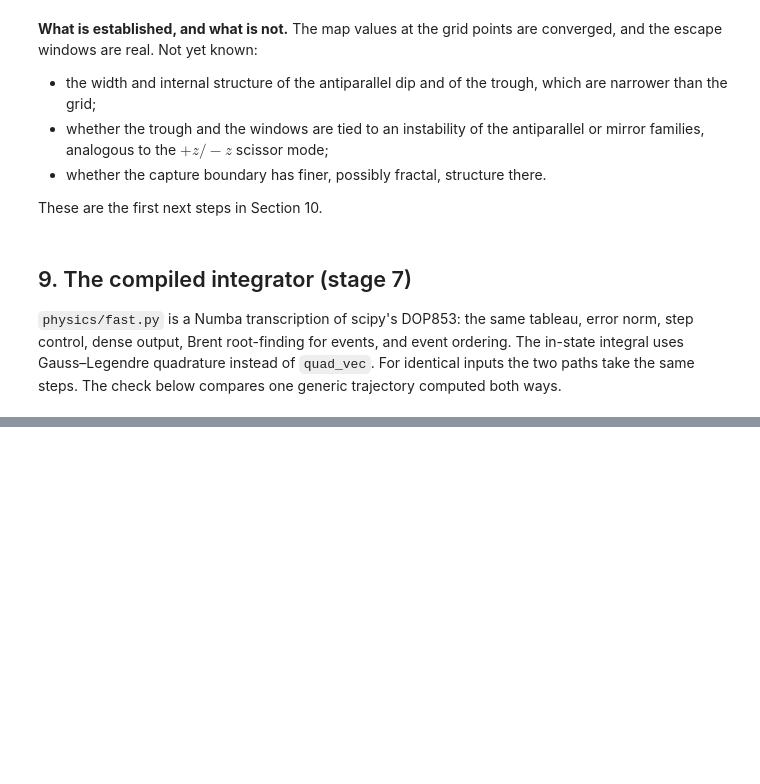
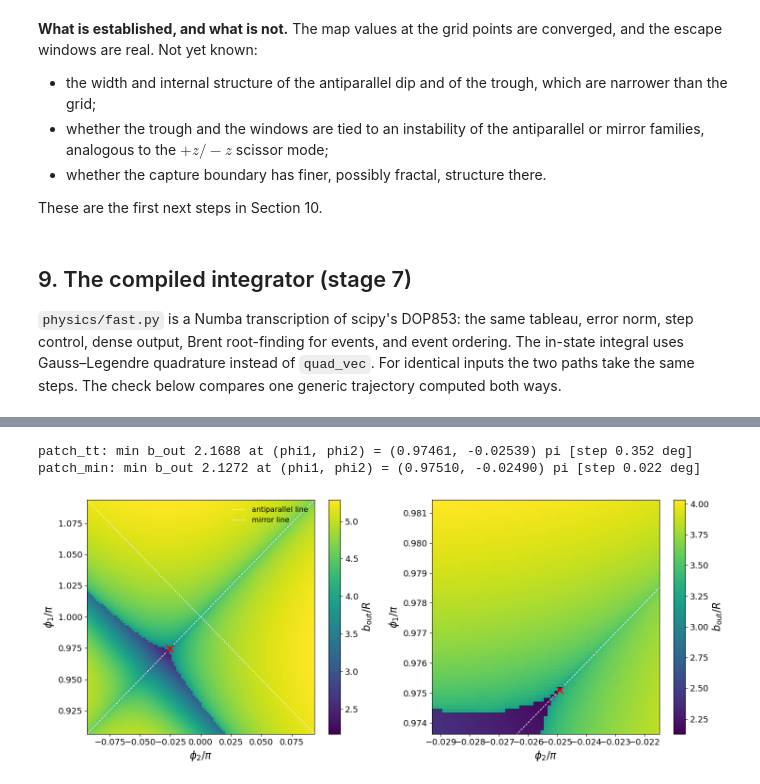
Before and after one commit to seanbartz/magnetOrbits, a Jupyter notebook: notebooks/progress_summary.ipynb, the cells around one changed output, grey strips where cells are left out. Saved outputs shown, nothing was run; the diff lists cells and outputs as text; code cells hidden in the pictures; blank space fills up the shorter version.

```diff
--- a/notebooks/progress_summary.ipynb
+++ b/notebooks/progress_summary.ipynb
@@ -785,0 +938,23 @@ time per trajectory: scipy 551.8 ms, numba 1.13 ms  -> 490x faster
+# %%
+fig, axes = plt.subplots(1, 2, figsize=(15, 6))
+for ax, key in zip(axes, ["patch_tt", "patch_min"]):
+    m = maps[key]
+    p1, p2 = m["along"], m["across"]
+    ext = (p2[0] / np.pi, p2[-1] / np.pi, p1[0] / np.pi, p1[-1] / np.pi)
+    im = ax.imshow(m["b_out"], origin="lower", extent=ext, aspect="auto", cmap="viridis", interpolation="nearest")
+    fig.colorbar(im, ax=ax, label=r"$b_{\rm out}/R$")
+    x = np.linspace(p2[0], p2[-1], 50)
+    ax.plot(x / np.pi, (x + np.pi) / np.pi, "w--", lw=1, label="antiparallel line")
+    ax.plot(x / np.pi, (np.pi - x) / np.pi, "w:", lw=1.5, label="mirror line")
+    i, j = np.unravel_index(np.nanargmin(m["b_out"]), m["b_out"].shape)
+    ax.plot(p2[j] / np.pi, p1[i] / np.pi, "rx", ms=10, mew=2)
+    ax.set_xlim(ext[:2]); ax.set_ylim(ext[2:])
+    ax.set_xlabel(r"$\phi_2/\pi$"); ax.set_ylabel(r"$\phi_1/\pi$")
+    print(f"{key}: min b_out {m['b_out'][i, j]:.4f} at (phi1, phi2) = ({p1[i] / np.pi:.5f}, {p2[j] / np.pi:+.5f}) pi "
+          f"[step {np.degrees(p2[1] - p2[0]):.3f} deg]")
+axes[0].legend(loc="upper right", fontsize=11)
+fig.tight_layout(); plt.show()
+# %% [output]
+patch_tt: min b_out 2.1688 at (phi1, phi2) = (0.97461, -0.02539) pi [step 0.352 deg]
+patch_min: min b_out 2.1272 at (phi1, phi2) = (0.97510, -0.02490) pi [step 0.022 deg]
+[figure, added]
```
Also changed, not shown: parts of 14 cells of this notebook, 14 other files.
